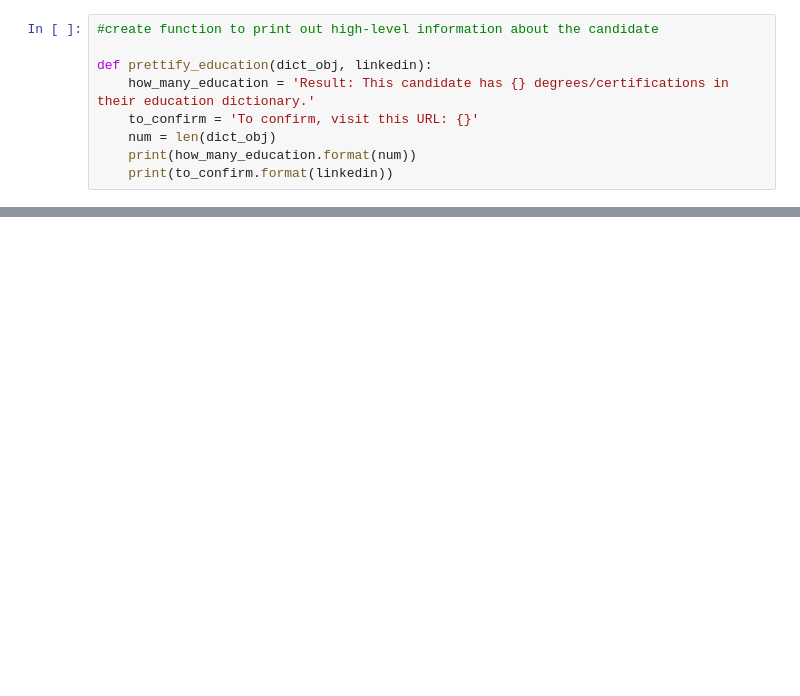
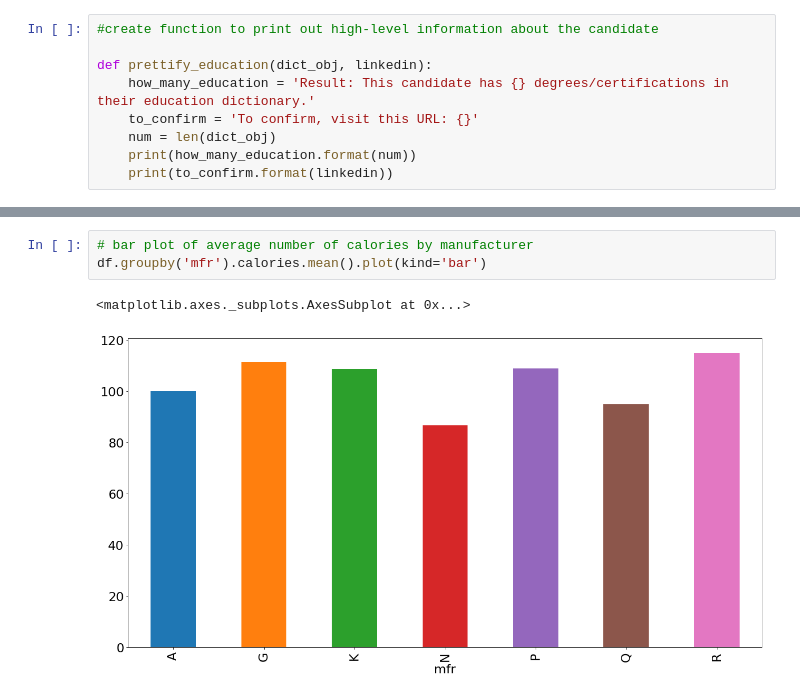
Before and after one commit to giggles-data-science/Python-3-DS, a Jupyter notebook: Understanding Data in Python 3.ipynb, the cells around one changed output, grey strips where cells are left out. Drawn from its saved outputs; the diff is of its cells as text; blank space fills up the shorter version.

```diff
--- a/Understanding Data in Python 3.ipynb
+++ b/Understanding Data in Python 3.ipynb
@@ -399,0 +791,6 @@ def prettify_education(dict_obj, linkedin):
+# %%
+# bar plot of average number of calories by manufacturer
+df.groupby('mfr').calories.mean().plot(kind='bar')
+# %% [output]
+<matplotlib.axes._subplots.AxesSubplot at 0x...>
+[figure, added]
```
Also changed, not shown: parts of 56 cells of this notebook.
